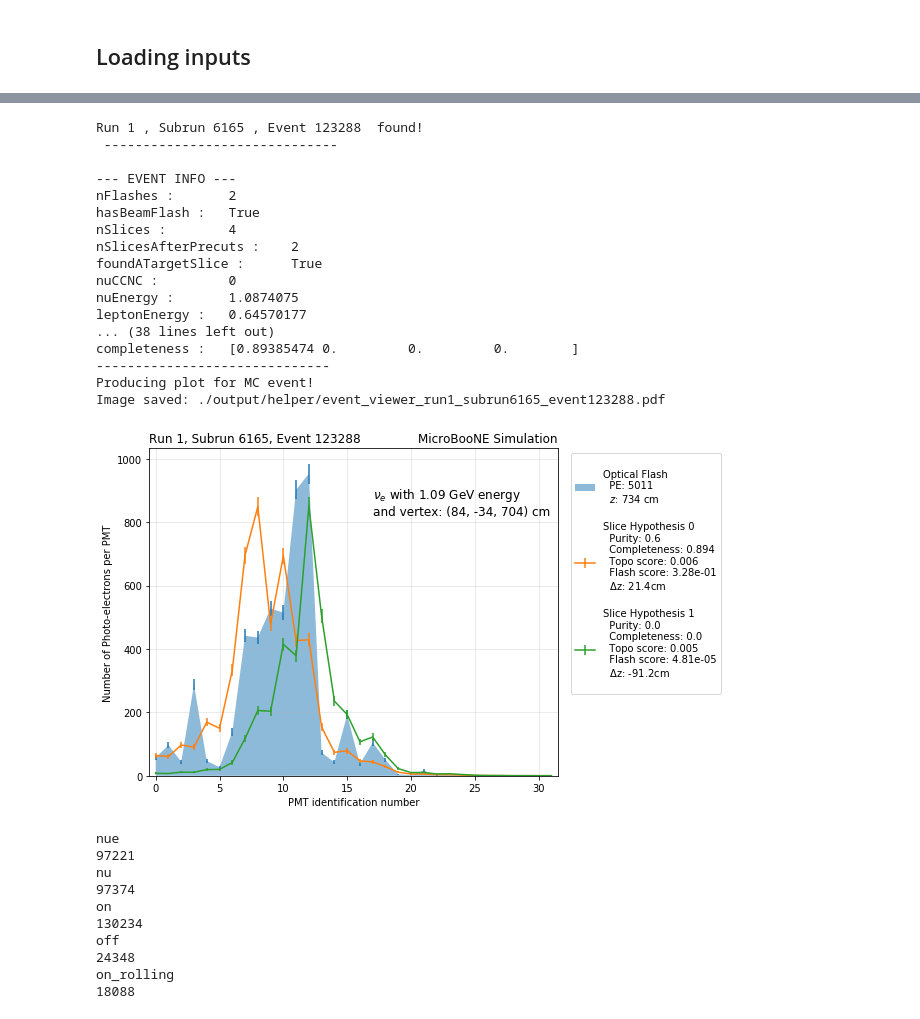
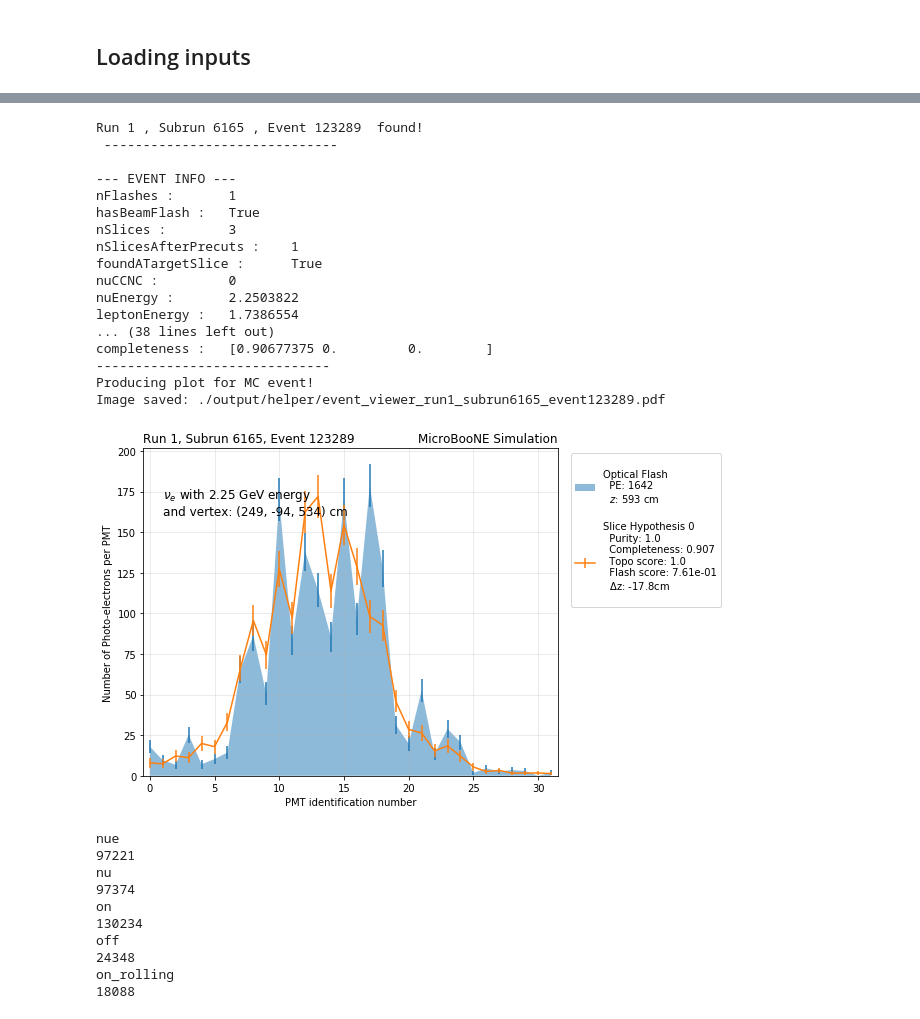
Before and after one commit to Wouter-VDP/MCC9_FlashID, a Jupyter notebook: Flash_ID_all.ipynb, the cells around one changed output, grey strips where cells are left out. Saved outputs shown, nothing was run; the diff lists cells and outputs as text; code cells hidden in the pictures.

```diff
--- a/Flash_ID_all.ipynb
+++ b/Flash_ID_all.ipynb
@@ -109,29 +109,29 @@ for sample, sample_dict in file_dict.items():
 # %%
 sample = "nue"
 run = 1
 subrun = 6165
-event = 123288
+event = 123289
 sample_dict = file_dict[sample]
 helper.SingleEventViewer(sample,run,subrun,event, sample_dict, save_plot=True)
 # %% [output]
-Run 1 , Subrun 6165 , Event 123288  found!
+Run 1 , Subrun 6165 , Event 123289  found!
  ------------------------------
 
 --- EVENT INFO ---
-nFlashes :       2
+nFlashes :       1
 hasBeamFlash :   True
-nSlices :        4
-nSlicesAfterPrecuts :    2
+nSlices :        3
+nSlicesAfterPrecuts :    1
 foundATargetSlice :      True
 nuCCNC :         0
-nuEnergy :       1.0874075
-leptonEnergy :   0.64570177
+nuEnergy :       2.2503822
+leptonEnergy :   1.7386554
 ... (38 lines left out)
-completeness :   [0.89385474 0.         0.         0.        ]
+completeness :   [0.90677375 0.         0.        ]
 ------------------------------
 Producing plot for MC event!
-Image saved: ./output/helper/event_viewer_run1_subrun6165_event123288.pdf
+Image saved: ./output/helper/event_viewer_run1_subrun6165_event123289.pdf
-[figure, old version]
+[figure, new version]
 # %%
 # Save the PE values of beam flashes in a seperate numpy array:
 # For the rolling sample, We only want to compare the PE rates with the run3/4 part
```
Also changed, not shown: parts of 2 cells of this notebook, 31 other files.
